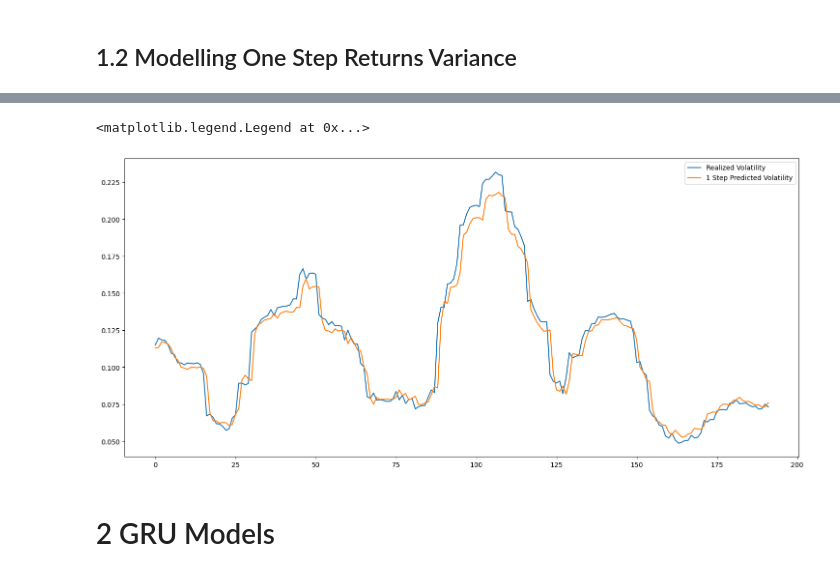
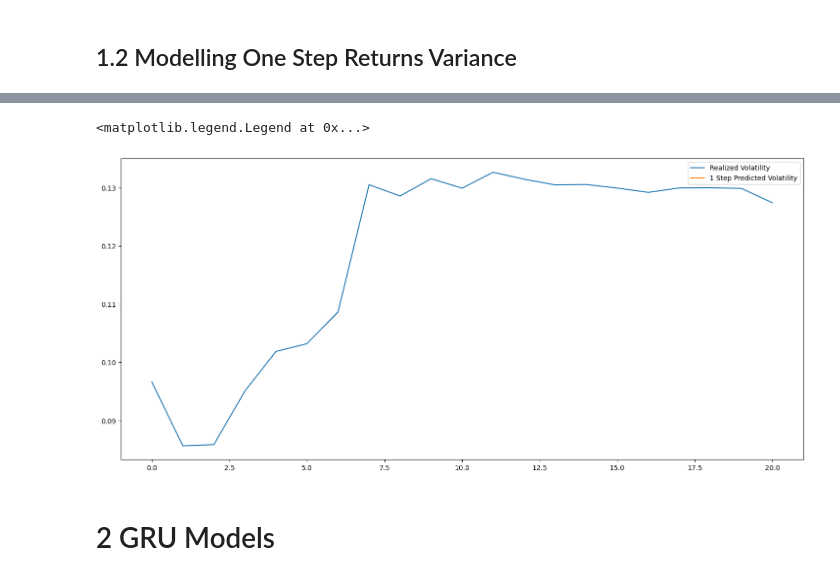
Before and after one commit to tayo4pf/Forecasting-Implied-Volatility-with-Machine-Learning-Techniques, a Jupyter notebook: rnn_models.ipynb, the cells around one changed output, grey strips where cells are left out. Saved outputs shown, nothing was run; the diff lists cells and outputs as text; code cells hidden in the pictures.

```diff
--- a/rnn_models.ipynb
+++ b/rnn_models.ipynb
@@ -78,3 +155,14 @@ Error:
+# %%
+#Making test data
+vol_X_test = []
+vol_y_test = []
+
+for i in range(len(spy_data["Realized Volatility Scaled"][split_date:])-vol_input_len-vol_output_len):
+    vol_X_test.append(spy_data["Realized Volatility Scaled"][split_date:][i:i+vol_input_len])
+    vol_y_test.append(spy_data["Realized Volatility Scaled"][split_date:][i+vol_input_len:i+vol_input_len+vol_output_len])
+
+vol_X_test, vol_y_test = np.array(vol_X_test), np.array(vol_y_test)
+vol_X_test = np.reshape(vol_X_test, (vol_X_test.shape[0], vol_X_test.shape[1], 1))
 # %% [markdown]
 # 1 LSTM Models
 # %% [markdown]
@@ -185,0 +267,21 @@ plt.legend(["Returns", "1 Step Predicted Returns"])
+# %%
+lstm_vol_model = Sequential()
+
+#First Layer including dropout regularization
+lstm_vol_model.add(LSTM(units=100, return_sequences=True, input_shape=(vol_X_train.shape[1],1)))
+lstm_vol_model.add(Dropout(0.3))
+
+lstm_vol_model.add(LSTM(units=80, return_sequences=True))
+lstm_vol_model.add(Dropout(0.1))
+
+lstm_vol_model.add(LSTM(units=50, return_sequences=True))
+lstm_vol_model.add(Dropout(0.2))
+
+lstm_vol_model.add(LSTM(units=30))
+lstm_vol_model.add(Dropout(0.3))
+
+lstm_vol_model.add(Dense(units=1))
+
+lstm_vol_model.compile(optimizer='adam',loss='mean_squared_error')
+# %%
+lstm_vol_model.fit(vol_X_train, vol_y_train, epochs=50, batch_size=32)
@@ -185,0 +307,3 @@ plt.legend(["Returns", "1 Step Predicted Returns"])
+# %%
+predicted_vol_transformed = lstm_vol_model.predict(vol_X_test)
+predicted_vol = vol_scaler.inverse_transform(predicted_vol_transformed)
@@ -252,11 +330,12 @@ predicted_vol = vol_scaler.inverse_transform(predicted_vol_transformed)
 # %%
 fig = plt.figure(figsize=(18,8))
-plt.plot(np.array(spy_data["Realized Volatility"][split_date:][training_len:]))
-plt.plot(predicted_vol)
+test_index = 0
+plt.plot(vol_scaler.inverse_transform(vol_y_train[test_index].reshape(-1, 1)))
+plt.plot(predicted_vol[test_index])
 plt.legend(["Realized Volatility", "1 Step Predicted Volatility"])
 # %% [output]
 <matplotlib.legend.Legend at 0x...>
-[figure, old version]
+[figure, new version]
 # %% [markdown]
 # 2 GRU Models
 # %% [markdown]
```
Also changed, not shown: parts of 41 cells of this notebook, 9 other files.
